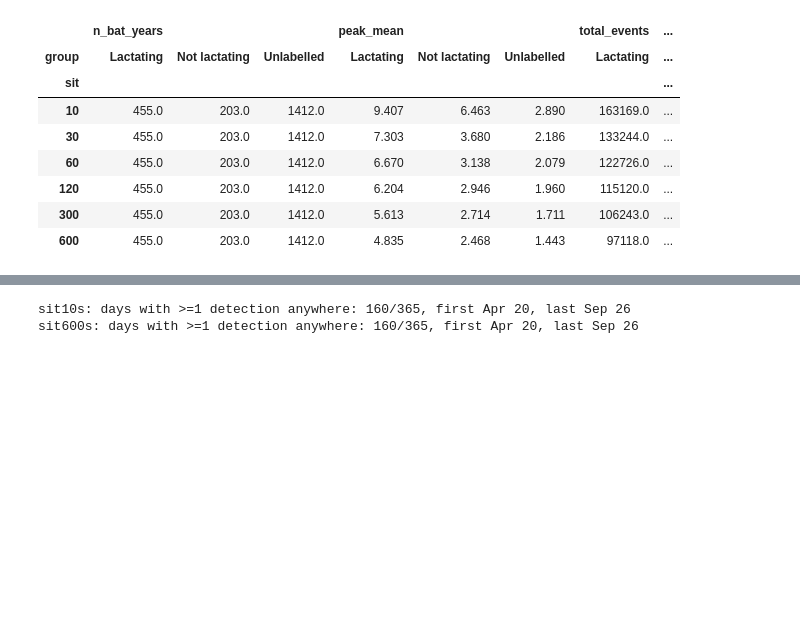
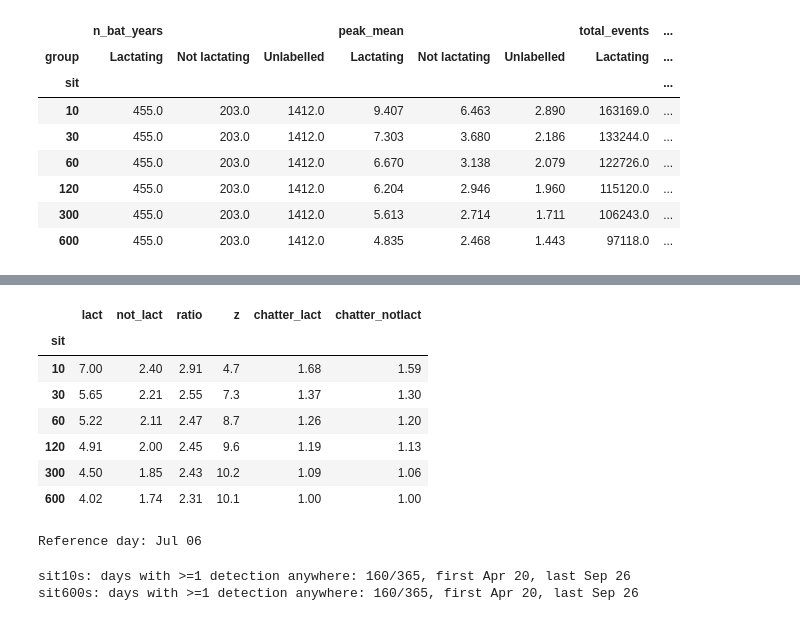
Before and after one commit to anuarsantoyo/bat-pregnancy, a Jupyter notebook: notebooks/02-eda-daily-counts.ipynb, the cells around one changed output, grey strips where cells are left out. Drawn from its saved outputs; the diff is of its cells as text; code cells hidden in the pictures; blank space fills up the shorter version.

```diff
--- a/notebooks/02-eda-daily-counts.ipynb
+++ b/notebooks/02-eda-daily-counts.ipynb
@@ -196,3 +203,34 @@ display(summary.pivot(index="sit", columns="group",
+# %%
+DAY_REF = 186  # 0-based index -> Jul 5
+out = []
+for sit in SITS:
+    df = load(sit)
+    X = df[DAYS].to_numpy(dtype=float)
+    res = {}
+    for label in ["Yes", "No", ""]:
+        v = X[df["Lactating"].to_numpy() == label]
+        res[label] = dict(n=len(v), mean=v.mean(0)[DAY_REF],
+                          sem=v.std(0, ddof=1)[DAY_REF] / np.sqrt(len(v)),
+                          events=v.sum())
+    ml, sl = res["Yes"]["mean"], res["Yes"]["sem"]
+    mn, sn = res["No"]["mean"], res["No"]["sem"]
+    out.append(dict(sit=sit, lact=round(ml, 2), not_lact=round(mn, 2),
+                    ratio=round(ml / mn, 2),
+                    z=round((ml - mn) / np.sqrt(sl**2 + sn**2), 1),
+                    chatter_lact=round(res["Yes"]["events"] / 97118, 2),
+                    chatter_notlact=round(res["No"]["events"] / 29042, 2)))
+display(pd.DataFrame(out).set_index("sit"))
+print("Reference day:", REF[DAY_REF].strftime("%b %d"))
+# %% [output]
+|  | lact | not_lact | ratio | z | chatter_lact | chatter_notlact |
+| sit |  |  |  |  |  |  |
+| 10 | 7.00 | 2.40 | 2.91 | 4.7 | 1.68 | 1.59 |
+| 30 | 5.65 | 2.21 | 2.55 | 7.3 | 1.37 | 1.30 |
+| 60 | 5.22 | 2.11 | 2.47 | 8.7 | 1.26 | 1.20 |
+| 120 | 4.91 | 2.00 | 2.45 | 9.6 | 1.19 | 1.13 |
+| 300 | 4.50 | 1.85 | 2.43 | 10.2 | 1.09 | 1.06 |
+| 600 | 4.02 | 1.74 | 2.31 | 10.1 | 1.00 | 1.00 |
+Reference day: Jul 06
 # %%
 # logger coverage: days with at least one detection anywhere, pooled over years
 for sit in [10, 600]:
```
Also changed, not shown: parts of 1 cell of this notebook, 1 other file.
